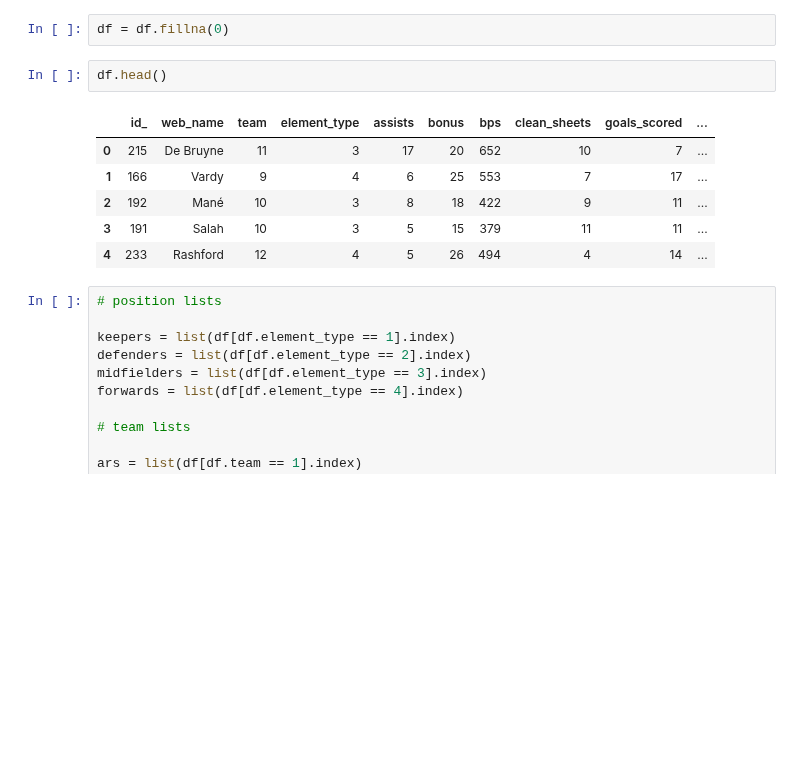
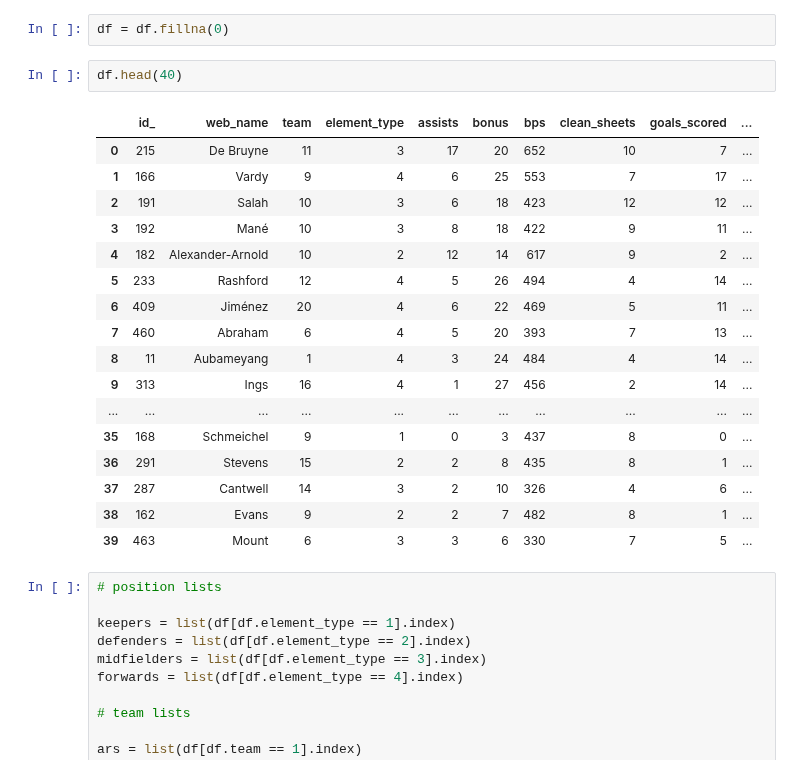
Before and after one commit to coopercunliffe/Springboard, a Jupyter notebook: FPL/team_points.ipynb, the cells around one changed output. Cells and saved outputs as stored; diff of their text form; blank space fills up the shorter version.

```diff
--- a/FPL/team_points.ipynb
+++ b/FPL/team_points.ipynb
@@ -45,14 +45,25 @@ for gameweek in range(1, max(histories['round'])):
 # %%
 df = df.fillna(0)
 # %%
-df.head()
+df.head(40)
 # %% [output]
 |  | id_ | web_name | team | element_type | assists | bonus | bps | clean_sheets | goals_scored | ... |
 | 0 | 215 | De Bruyne | 11 | 3 | 17 | 20 | 652 | 10 | 7 | ... |
 | 1 | 166 | Vardy | 9 | 4 | 6 | 25 | 553 | 7 | 17 | ... |
-| 2 | 192 | Mané | 10 | 3 | 8 | 18 | 422 | 9 | 11 | ... |
-| 3 | 191 | Salah | 10 | 3 | 5 | 15 | 379 | 11 | 11 | ... |
-| 4 | 233 | Rashford | 12 | 4 | 5 | 26 | 494 | 4 | 14 | ... |
+| 2 | 191 | Salah | 10 | 3 | 6 | 18 | 423 | 12 | 12 | ... |
+| 3 | 192 | Mané | 10 | 3 | 8 | 18 | 422 | 9 | 11 | ... |
+| 4 | 182 | Alexander-Arnold | 10 | 2 | 12 | 14 | 617 | 9 | 2 | ... |
+| 5 | 233 | Rashford | 12 | 4 | 5 | 26 | 494 | 4 | 14 | ... |
+| 6 | 409 | Jiménez | 20 | 4 | 6 | 22 | 469 | 5 | 11 | ... |
+| 7 | 460 | Abraham | 6 | 4 | 5 | 20 | 393 | 7 | 13 | ... |
+| 8 | 11 | Aubameyang | 1 | 4 | 3 | 24 | 484 | 4 | 14 | ... |
+| 9 | 313 | Ings | 16 | 4 | 1 | 27 | 456 | 2 | 14 | ... |
+| ... | ... | ... | ... | ... | ... | ... | ... | ... | ... | ... |
+| 35 | 168 | Schmeichel | 9 | 1 | 0 | 3 | 437 | 8 | 0 | ... |
+| 36 | 291 | Stevens | 15 | 2 | 2 | 8 | 435 | 8 | 1 | ... |
+| 37 | 287 | Cantwell | 14 | 3 | 2 | 10 | 326 | 4 | 6 | ... |
+| 38 | 162 | Evans | 9 | 2 | 2 | 7 | 482 | 8 | 1 | ... |
+| 39 | 463 | Mount | 6 | 3 | 3 | 6 | 330 | 7 | 5 | ... |
 # %%
 # position lists
 
```
Also changed, not shown: parts of 25 cells of this notebook, 5 other files.
